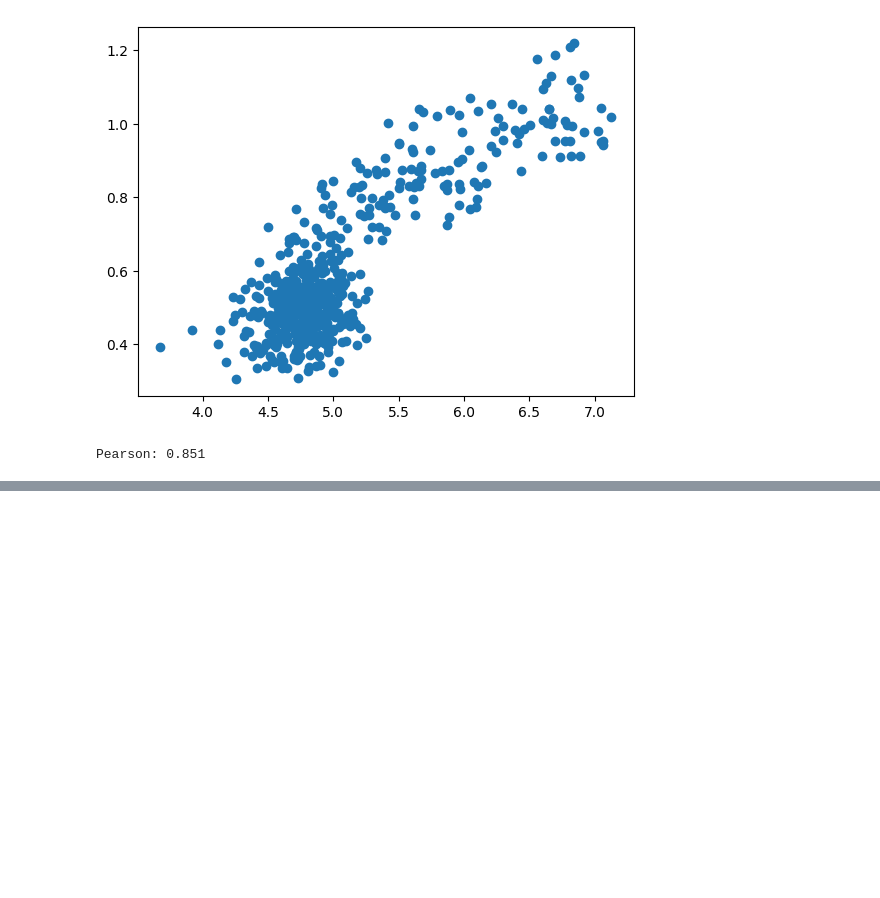
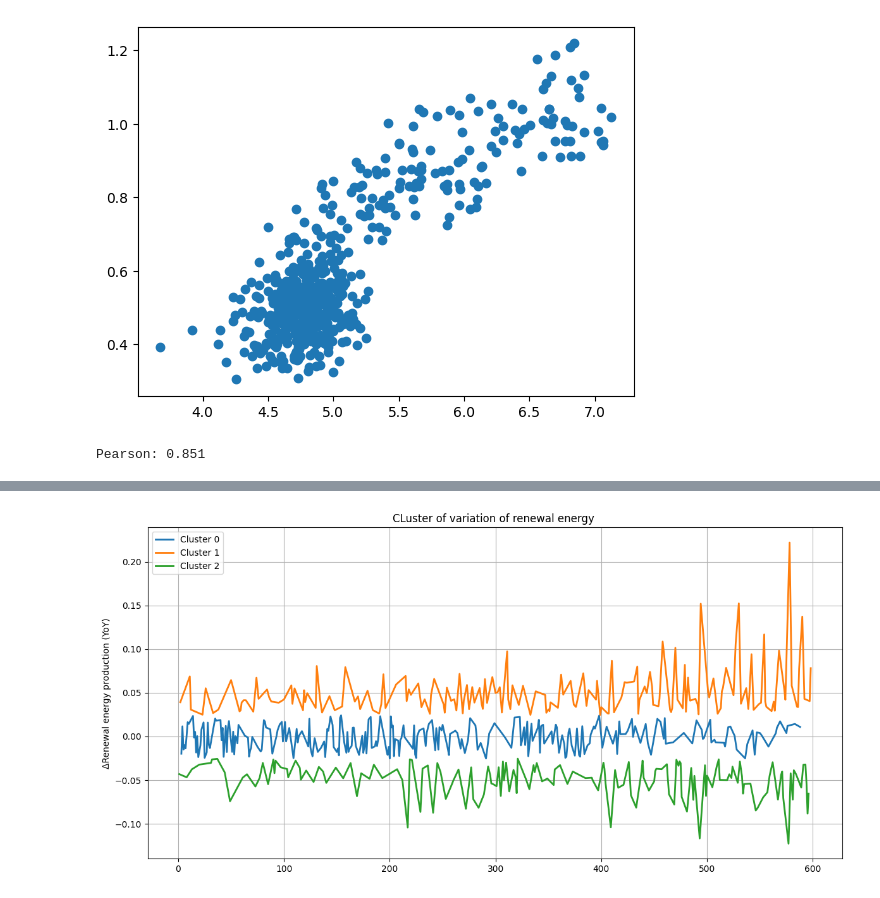
Before and after one commit to ChristianChimi/Energy-Sector-Analysis, a Jupyter notebook: Energy.ipynb, the cells around one changed output, grey strips where cells are left out. Saved outputs shown, nothing was run; the diff lists cells and outputs as text; code cells hidden in the pictures; blank space fills up the shorter version.

```diff
--- a/Energy.ipynb
+++ b/Energy.ipynb
@@ -113,2 +131,21 @@ Machine Learning and Statistics
+# %%
+df_clusters = df_kmeans[['Date', 'Renewable_YoY_Change', 'Cluster']]
+
+# Imposta colori diversi per i cluster
+plt.figure(figsize=(12, 6))
+
+for cluster_id in sorted(df_kmeans['Cluster'].unique()):
+    cluster_data = df_kmeans[df_kmeans['Cluster'] == cluster_id]
+    plt.plot( cluster_data['Renewable_YoY_Change'],
+             label=f'Cluster {cluster_id}', linewidth=2)
+
+plt.title('CLuster of variation of renewal energy ')
+plt.ylabel('ΔRenewal energy production (YoY)')
+plt.legend()
+plt.grid(True)
+plt.tight_layout()
+plt.show()
+# %% [output]
+[figure, added]
 # %%
 df['Date'] = pd.to_datetime(df['Date'])  # Convert to datetime
```
Also changed, not shown: parts of 8 cells of this notebook.
